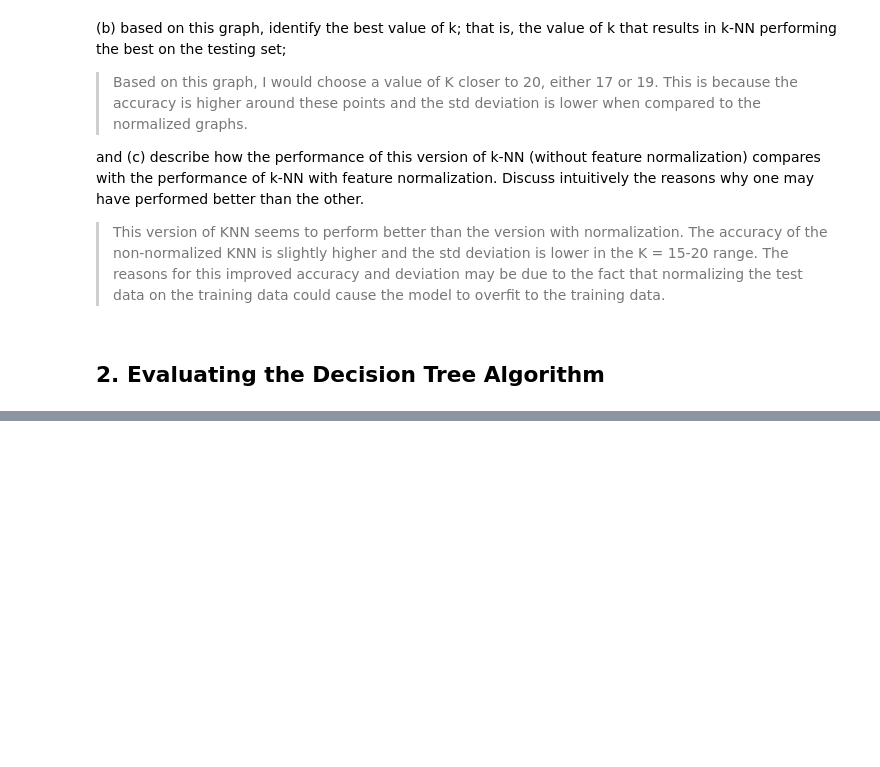
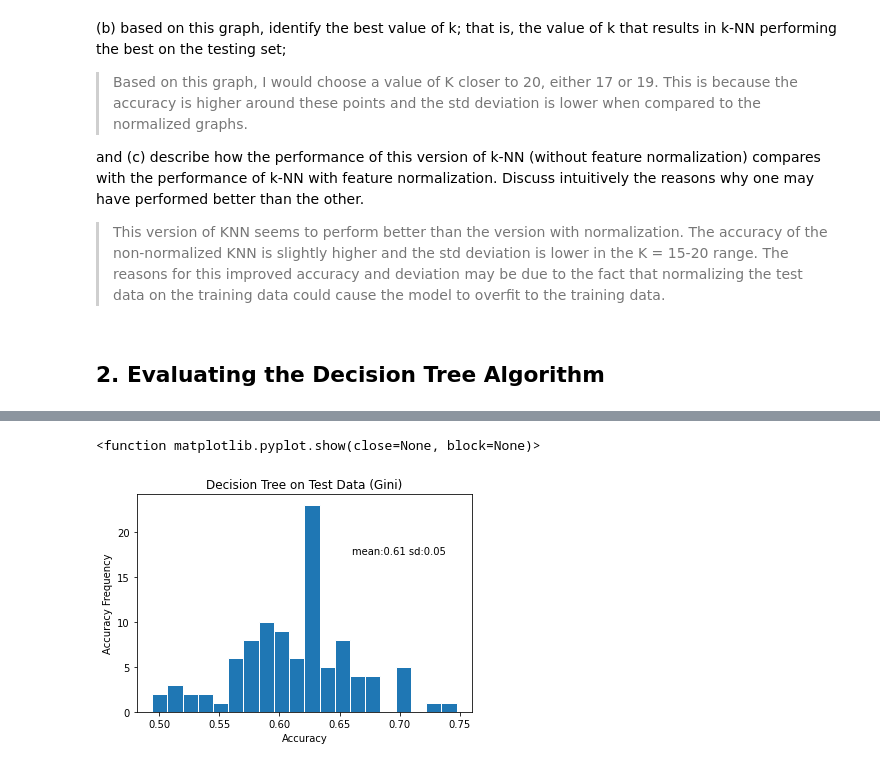
Before and after one commit to Andrei-Treil/CS589-HW1, a Jupyter notebook: hw1.ipynb, the cells around one changed output, grey strips where cells are left out. Drawn from its saved outputs; the diff is of its cells as text; code cells hidden in the pictures; blank space fills up the shorter version.

```diff
--- a/hw1.ipynb
+++ b/hw1.ipynb
@@ -282,0 +386,11 @@ plt.show
+# %%
+num_bins = len(set(accuracy_test_gini))
+plt.hist(accuracy_test_gini,bins=num_bins,edgecolor='white',linewidth=1)
+plt.ylabel("Accuracy Frequency")
+plt.xlabel("Accuracy")
+plt.title("Decision Tree on Test Data (Gini)")
+plt.text(0.66,17.5,f'mean:{np.mean(accuracy_test_gini):.2f} sd:{np.std(accuracy_test_gini):.2f}')
+plt.show
+# %% [output]
+<function matplotlib.pyplot.show(close=None, block=None)>
+[figure, added]
```
Also changed, not shown: parts of 16 cells of this notebook, 2 other files.
